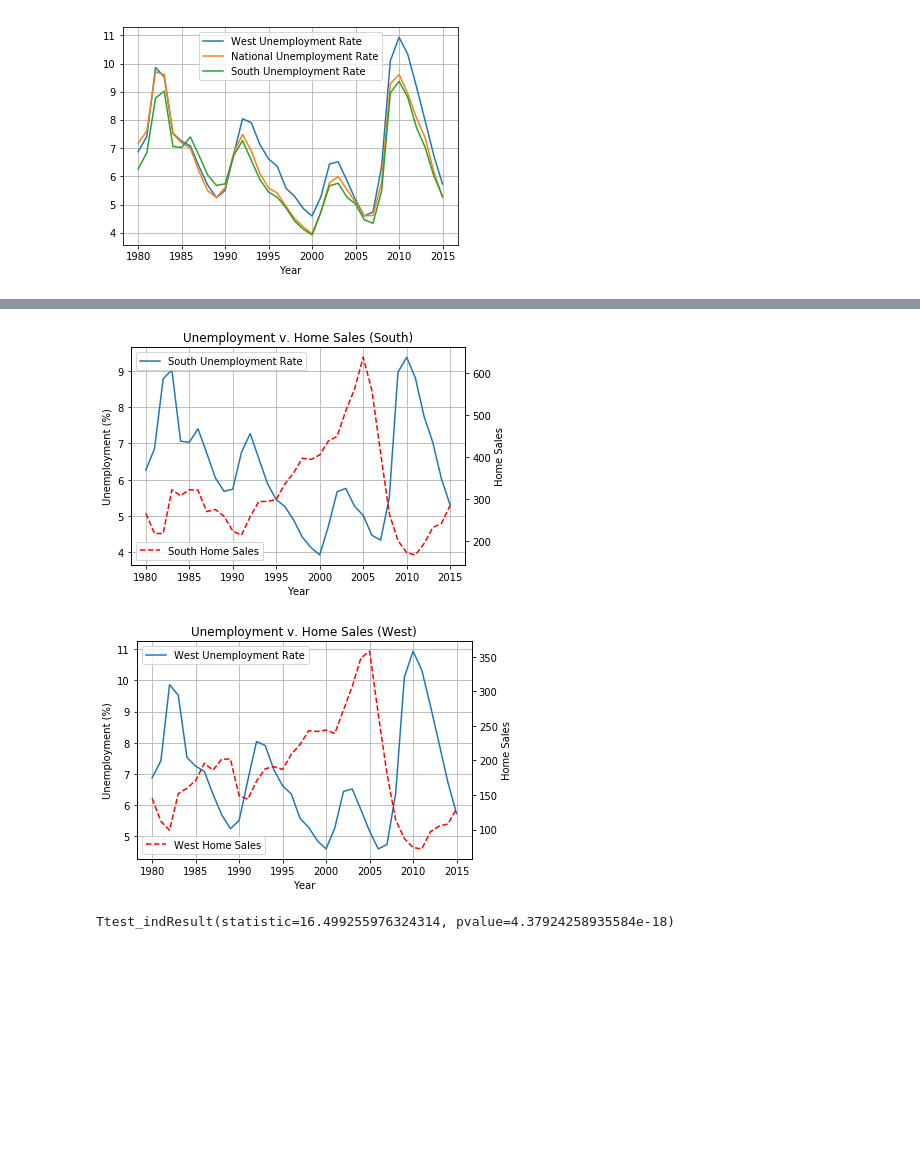
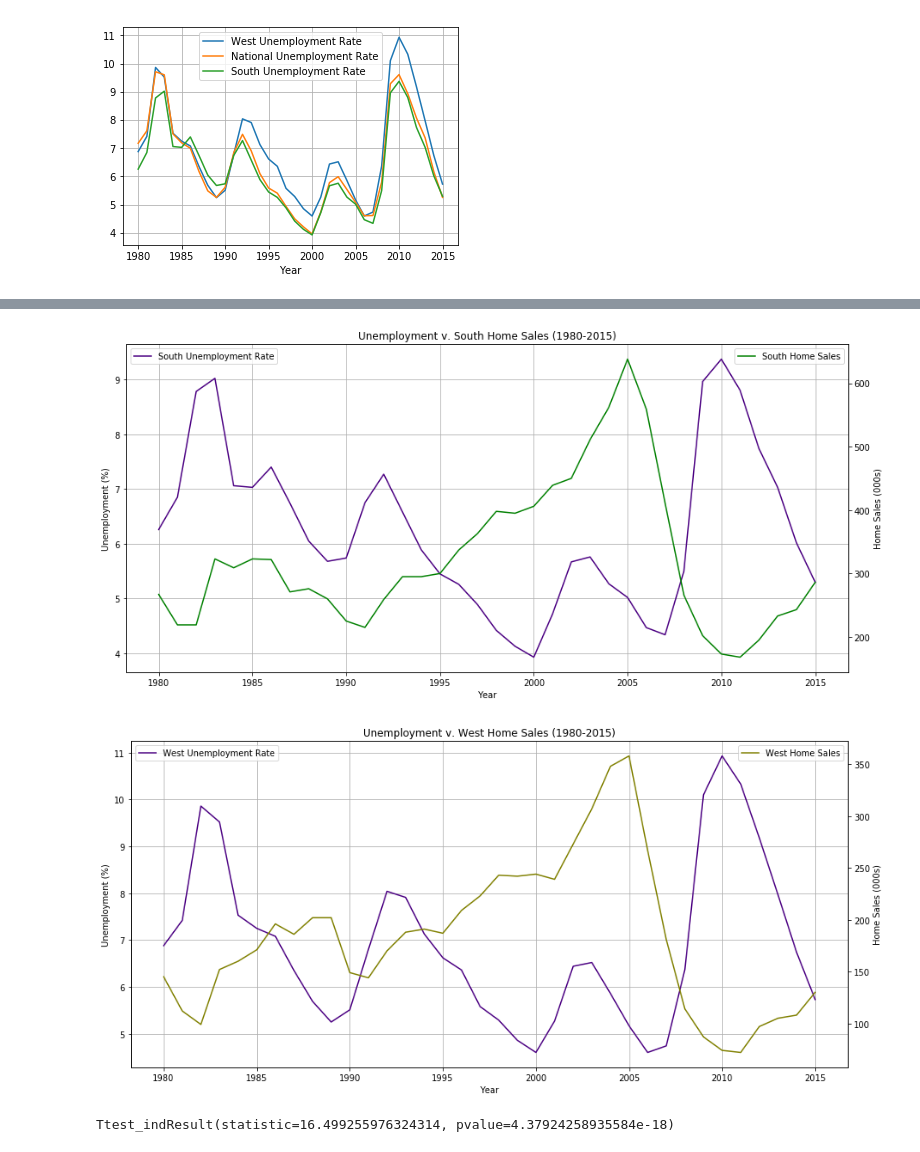
Before and after one commit to CarlosCocuy/ProjectRepo, a Jupyter notebook: data_cleaning.ipynb, the cells around one changed output, grey strips where cells are left out. Drawn from its saved outputs; the diff is of its cells as text; code cells hidden in the pictures; blank space fills up the shorter version.

Commit message:
updated graphs

```diff
--- a/data_cleaning.ipynb
+++ b/data_cleaning.ipynb
@@ -119,45 +118,45 @@ plt.savefig('Graph Images/Unemployment_Home_Sales.png')
 # %%
 south_sales=[]
 for sale in ca_fl_unemploy_data["South Home Sales"]:
     int_south_sale=int(sale)
     south_sales.append(int_south_sale)
-fig, ax3=plt.subplots()
+fig, ax3=plt.subplots(figsize=(15,7))
 x=np.arange(1980,2016)
 s=ca_fl_unemploy_data['South Unemployment Rate']
-ax3.plot(x,s, label="South Unemployment Rate")
+ax3.plot(x,s,color="indigo", label="South Unemployment Rate")
 ax4=ax3.twinx()
-ax4.plot(x,south_sales,color="r",linestyle="--", label='South Home Sales')
+ax4.plot(x,south_sales,color="g", label='South Home Sales')
 ax3.grid()
-ax3.set_title('Unemployment v. Home Sales (South)')
+ax3.set_title('Unemployment v. South Home Sales (1980-2015)')
 ax3.set_xlabel('Year')
 ax3.set_ylabel('Unemployment (%)')
-ax4.set_ylabel('Home Sales')
+ax4.set_ylabel('Home Sales (000s)')
 ax3.legend(loc="upper left")
-ax4.legend(loc="lower left")
+ax4.legend(loc="upper right")
 plt.savefig('Graph Images/Unemployment_South_Sales.png')
 # %% [output]
-[figure, old version]
+[figure, new version]
 # %%
 west_sales=[]
 for sale in ca_fl_unemploy_data["West Home Sales"]:
     int_west_sale=int(sale)
     west_sales.append(int_west_sale)
-fig, ax5=plt.subplots()
+fig, ax5=plt.subplots(figsize=(15,7))
 x=np.arange(1980,2016)
 w=ca_fl_unemploy_data['West Unemployment Rate']
-ax5.plot(x,w, label="West Unemployment Rate")
+ax5.plot(x,w,color="indigo", label="West Unemployment Rate")
 ax6=ax5.twinx()
-ax6.plot(x,west_sales,color="r",linestyle="--", label='West Home Sales')
+ax6.plot(x,west_sales,color="olive", label='West Home Sales')
 ax5.grid()
-ax5.set_title('Unemployment v. Home Sales (West)')
+ax5.set_title('Unemployment v. West Home Sales (1980-2015)')
 ax5.set_xlabel('Year')
 ax5.set_ylabel('Unemployment (%)')
-ax6.set_ylabel('Home Sales')
+ax6.set_ylabel('Home Sales (000s)')
 ax5.legend(loc="upper left")
-ax6.legend(loc="lower left")
+ax6.legend(loc="upper right")
 plt.savefig('Graph Images/Unemployment_West_Sales.png')
 # %% [output]
-[figure, old version]
+[figure, new version]
 # %%
 #ttest of National Unemployment and National Home Sales
 stats.ttest_ind(home_sales,ca_fl_unemploy_data['National Unemployment Rate'], equal_var=False )
```
Also changed, not shown: parts of 3 cells of this notebook, 3 other files.
